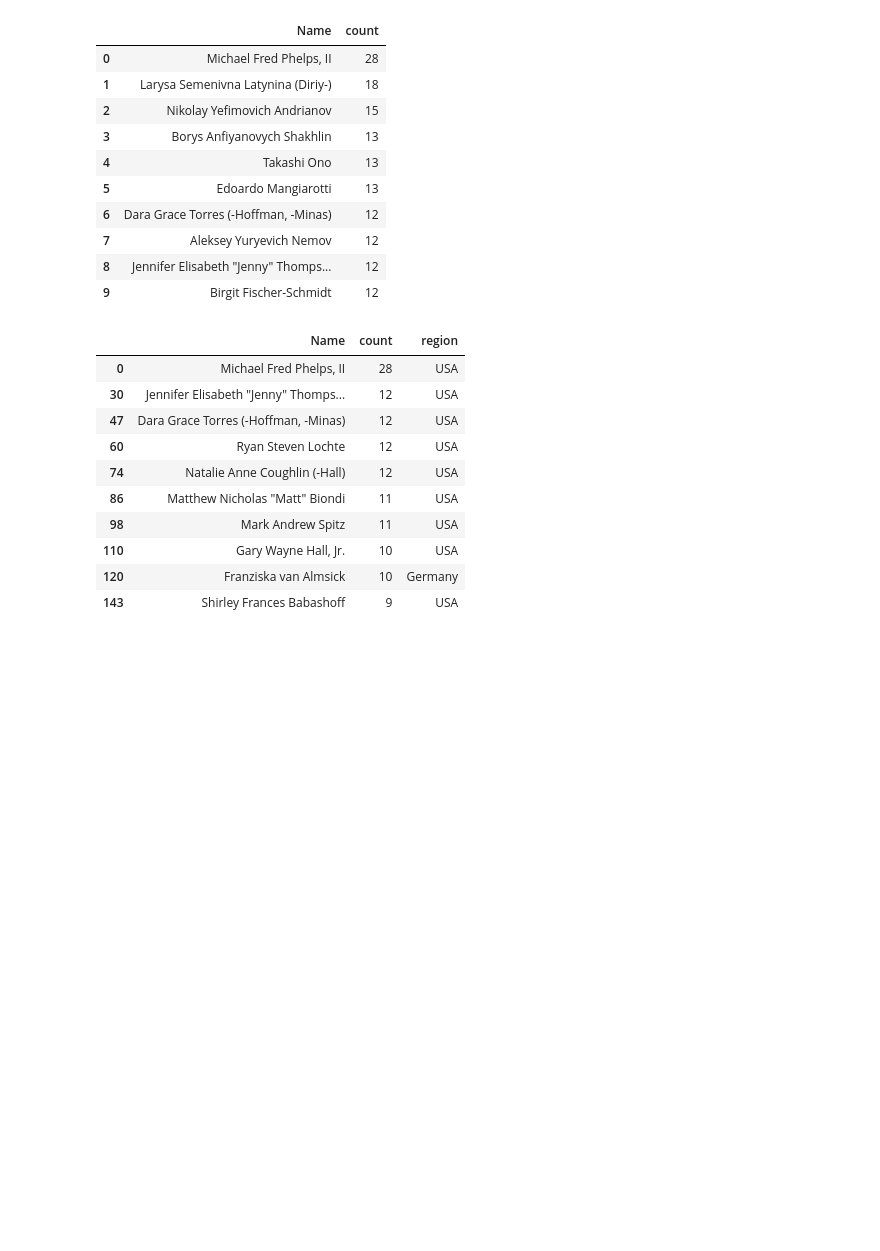
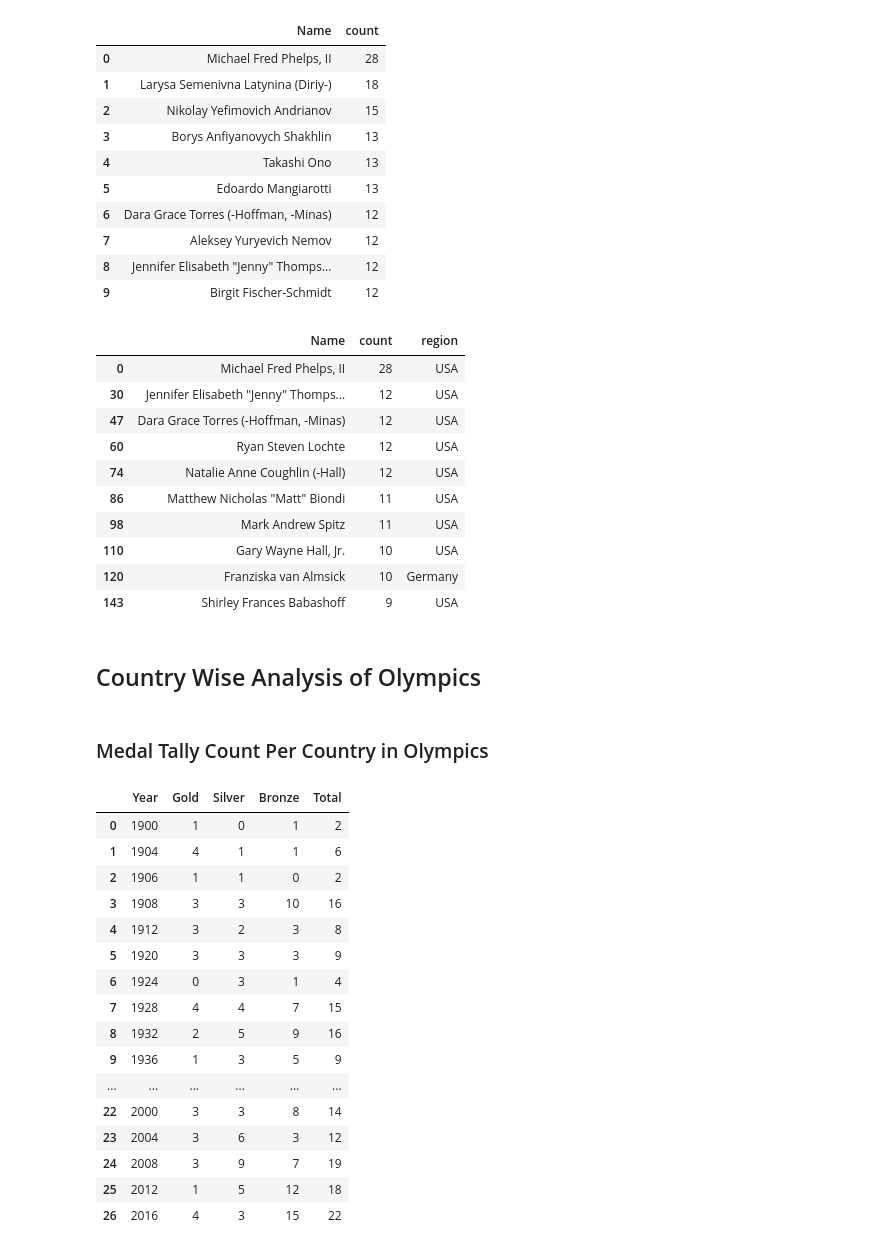
Before and after one commit to ANAS-TAAHIR/Olympics_Analysis_Project, a Jupyter notebook: olympic_analysis.ipynb, the cells around one changed output. Drawn from its saved outputs; the diff is of its cells as text; code cells hidden in the pictures; blank space fills up the shorter version.

Commit message:
Olympics App

```diff
--- a/olympic_analysis.ipynb
+++ b/olympic_analysis.ipynb
@@ -253,3 +253,32 @@ most_successful_athletes(df, 'Swimming')
 | 110 | Gary Wayne Hall, Jr. | 10 | USA |
 | 120 | Franziska van Almsick | 10 | Germany |
 | 143 | Shirley Frances Babashoff | 9 | USA |
+# %% [markdown]
+## Country Wise Analysis of Olympics
+# %% [markdown]
+### Medal Tally Count Per Country in Olympics
+# %%
+country = 'Canada'
+temp_df = df.drop_duplicates(subset=['Team', 'NOC', 'Games', 'Year', 'City', 'Sport', 'Event', 'Medal'])
+temp_df = temp_df[temp_df['region'] == country]
+temp_df = temp_df.groupby('Year').sum()[['Gold', 'Silver', 'Bronze']].reset_index()
+temp_df['Total'] = temp_df['Gold'] + temp_df['Silver'] + temp_df['Bronze']
+temp_df
+# %% [output]
+|  | Year | Gold | Silver | Bronze | Total |
+| 0 | 1900 | 1 | 0 | 1 | 2 |
+| 1 | 1904 | 4 | 1 | 1 | 6 |
+| 2 | 1906 | 1 | 1 | 0 | 2 |
+| 3 | 1908 | 3 | 3 | 10 | 16 |
+| 4 | 1912 | 3 | 2 | 3 | 8 |
+| 5 | 1920 | 3 | 3 | 3 | 9 |
+| 6 | 1924 | 0 | 3 | 1 | 4 |
+| 7 | 1928 | 4 | 4 | 7 | 15 |
+| 8 | 1932 | 2 | 5 | 9 | 16 |
+| 9 | 1936 | 1 | 3 | 5 | 9 |
+| ... | ... | ... | ... | ... | ... |
+| 22 | 2000 | 3 | 3 | 8 | 14 |
+| 23 | 2004 | 3 | 6 | 3 | 12 |
+| 24 | 2008 | 3 | 9 | 7 | 19 |
+| 25 | 2012 | 1 | 5 | 12 | 18 |
+| 26 | 2016 | 4 | 3 | 15 | 22 |
```
Also changed, not shown: parts of 3 cells of this notebook, 2 other files.
